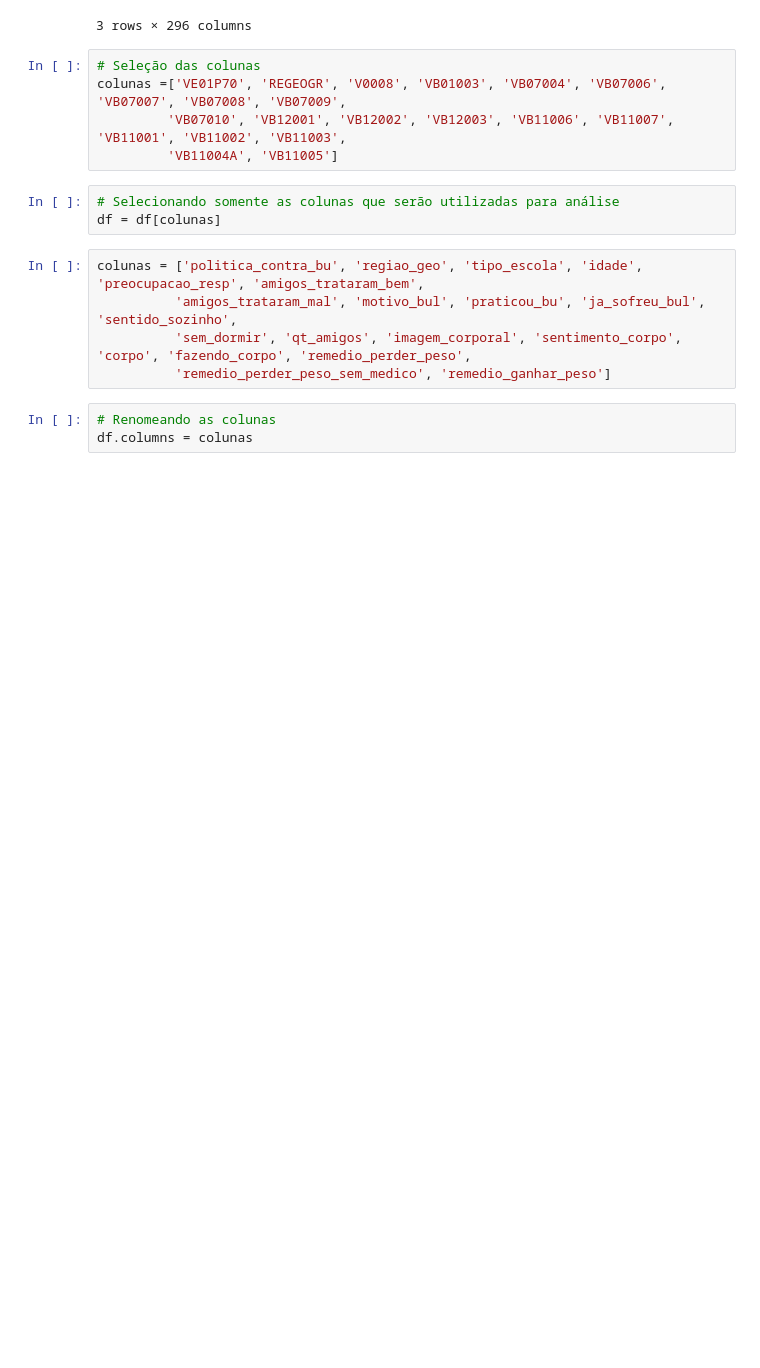
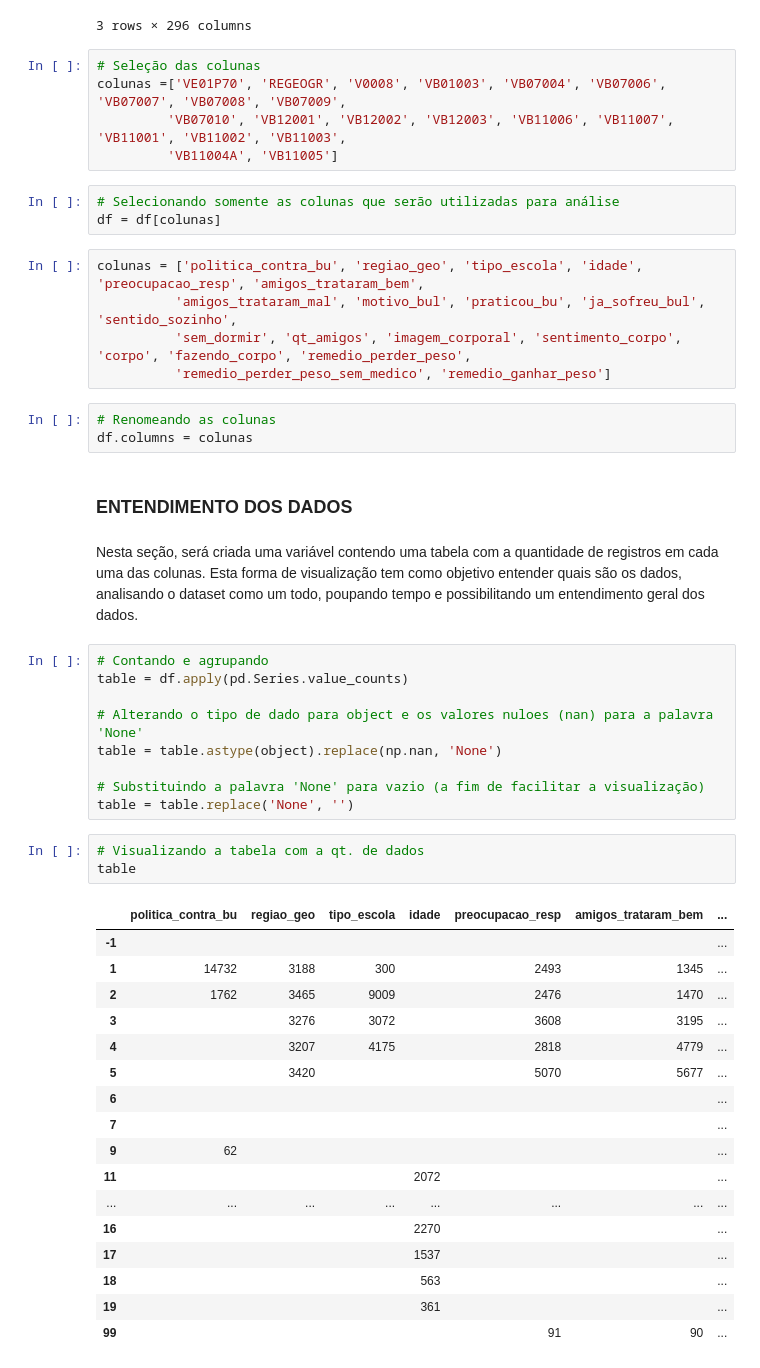
Before and after one commit to daianeklein/bootcamp-Alura, a Jupyter notebook: Desafio-Modulo3.ipynb, the cells around one changed output. Drawn from its saved outputs; the diff is of its cells as text; blank space fills up the shorter version.

```diff
--- a/Desafio-Modulo3.ipynb
+++ b/Desafio-Modulo3.ipynb
@@ -38,3 +41,38 @@ colunas = ['politica_contra_bu', 'regiao_geo', 'tipo_escola', 'idade', 'preocupa
 # %%
 # Renomeando as colunas
 df.columns = colunas
+# %% [markdown]
+### ENTENDIMENTO DOS DADOS
+# %% [markdown]
+Nesta seção, será criada uma variável contendo uma tabela com a quantidade de registros em cada uma das colunas.
+Esta forma de visualização tem como objetivo entender quais são os dados, analisando o dataset como um todo, poupando tempo e possibilitando um entendimento geral dos dados.
+# %%
+# Contando e agrupando
+table = df.apply(pd.Series.value_counts)
+
+# Alterando o tipo de dado para object e os valores nuloes (nan) para a palavra 'None'
+table = table.astype(object).replace(np.nan, 'None')
+
+# Substituindo a palavra 'None' para vazio (a fim de facilitar a visualização)
+table = table.replace('None', '')
+# %%
+# Visualizando a tabela com a qt. de dados
+table
+# %% [output]
+|  | politica_contra_bu | regiao_geo | tipo_escola | idade | preocupacao_resp | amigos_trataram_bem | ... |
+| -1 |  |  |  |  |  |  | ... |
+| 1 | 14732 | 3188 | 300 |  | 2493 | 1345 | ... |
+| 2 | 1762 | 3465 | 9009 |  | 2476 | 1470 | ... |
+| 3 |  | 3276 | 3072 |  | 3608 | 3195 | ... |
+| 4 |  | 3207 | 4175 |  | 2818 | 4779 | ... |
+| 5 |  | 3420 |  |  | 5070 | 5677 | ... |
+| 6 |  |  |  |  |  |  | ... |
+| 7 |  |  |  |  |  |  | ... |
+| 9 | 62 |  |  |  |  |  | ... |
+| 11 |  |  |  | 2072 |  |  | ... |
+| ... | ... | ... | ... | ... | ... | ... | ... |
+| 16 |  |  |  | 2270 |  |  | ... |
+| 17 |  |  |  | 1537 |  |  | ... |
+| 18 |  |  |  | 563 |  |  | ... |
+| 19 |  |  |  | 361 |  |  | ... |
+| 99 |  |  |  |  | 91 | 90 | ... |
```
Also changed, not shown: parts of 9 cells of this notebook.
